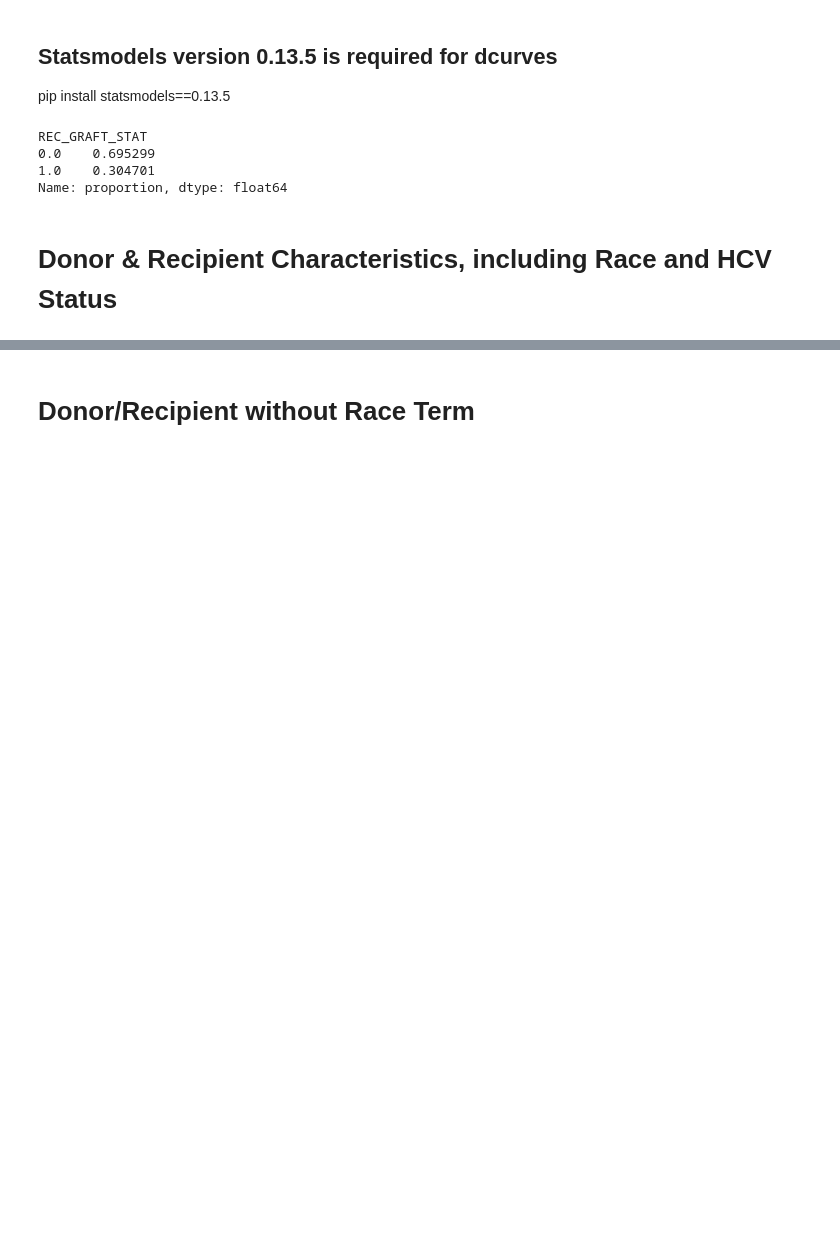
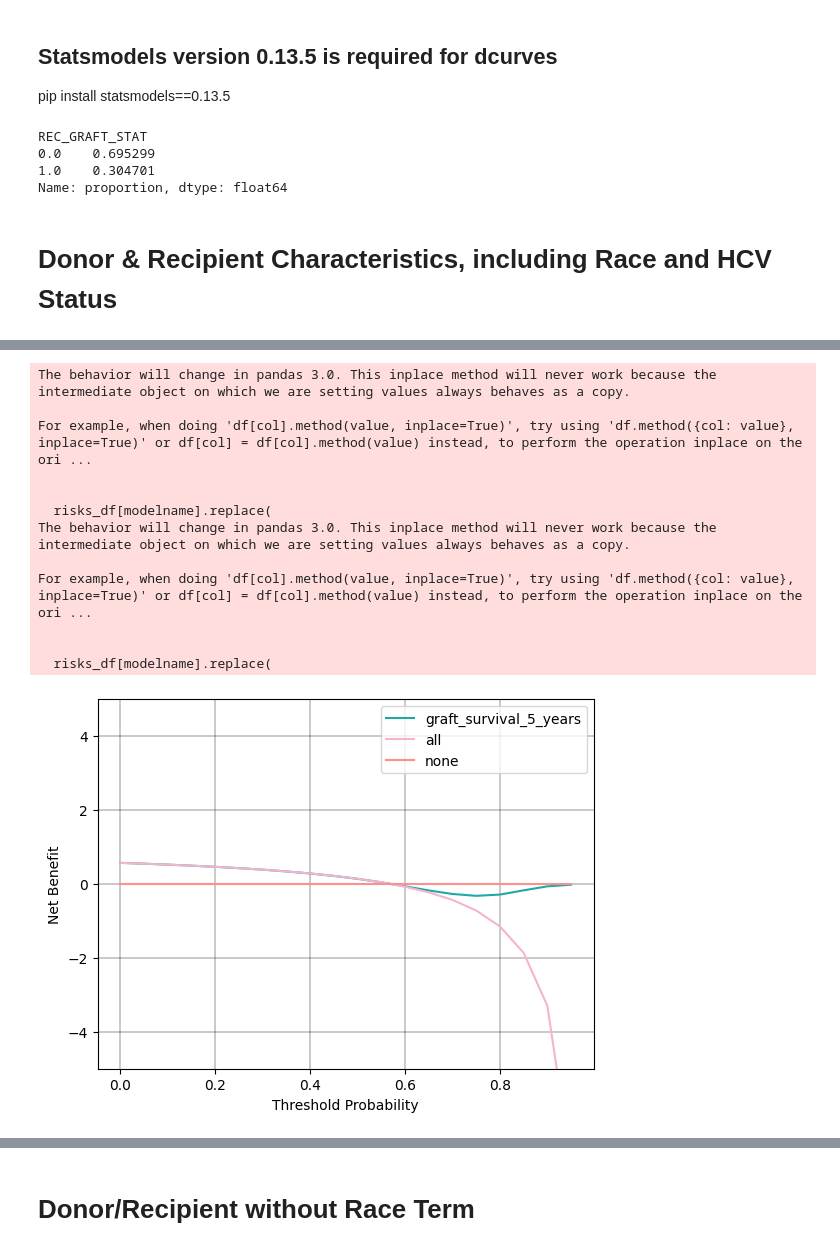
Before and after one commit to akhan390/-decision-curve-analysis-kdri, a Jupyter notebook: dca_preds_DR.ipynb, the cells around one changed output, grey strips where cells are left out. Saved outputs shown, nothing was run; the diff lists cells and outputs as text; code cells hidden in the pictures; blank space fills up the shorter version.

```diff
--- a/dca_preds_DR.ipynb
+++ b/dca_preds_DR.ipynb
@@ -158,3 +195,37 @@ For example, when doing 'df[col].method(value, inplace=True)', try using 'df.met
+# %%
+# Invert REC_GRAFT_STAT so that 1 indicates survival and 0 indicates failure
+df_validate['REC_GRAFT_STAT'] = 1 - df_validate['REC_GRAFT_STAT']
+
+# Decision Curve Analysis for Graft Survival
+stdca_coxph_results_survival = dca(
+    data=df_validate,
+    outcome='REC_GRAFT_STAT',  # Outcome now represents survival (1 for survival, 0 for failure)
+    modelnames=['graft_survival_5_years'],  # Use graft survival probabilities
+    thresholds=np.arange(0, 1.0, 0.05),  # Threshold probabilities for graft survival decision-making
+    time=5,  # Time horizon of 5 years for survival prediction
+    time_to_outcome_col='Graft_Survival_Time'  # Column with time to graft survival/failure outcome
+)
+
+# Plotting Net Benefit for Graft Survival Decision Curve
+plot_graphs(
+    plot_df=stdca_coxph_results_survival,
+    graph_type='net_benefit',
+    y_limits=[-5, 5]  # Adjust y-axis limits as needed
+)
+# %% [output]
+The behavior will change in pandas 3.0. This inplace method will never work because the intermediate object on which we are setting values always behaves as a copy.
+
+For example, when doing 'df[col].method(value, inplace=True)', try using 'df.method({col: value}, inplace=True)' or df[col] = df[col].method(value) instead, to perform the operation inplace on the ori ...
+
+
+  risks_df[modelname].replace(
+The behavior will change in pandas 3.0. This inplace method will never work because the intermediate object on which we are setting values always behaves as a copy.
+
+For example, when doing 'df[col].method(value, inplace=True)', try using 'df.method({col: value}, inplace=True)' or df[col] = df[col].method(value) instead, to perform the operation inplace on the ori ...
+
+
+  risks_df[modelname].replace(
+[figure, added]
 # %%
 coefficients = cph.params_
 print(coefficients)
```
Also changed, not shown: parts of 9 cells of this notebook, 7 other files.
